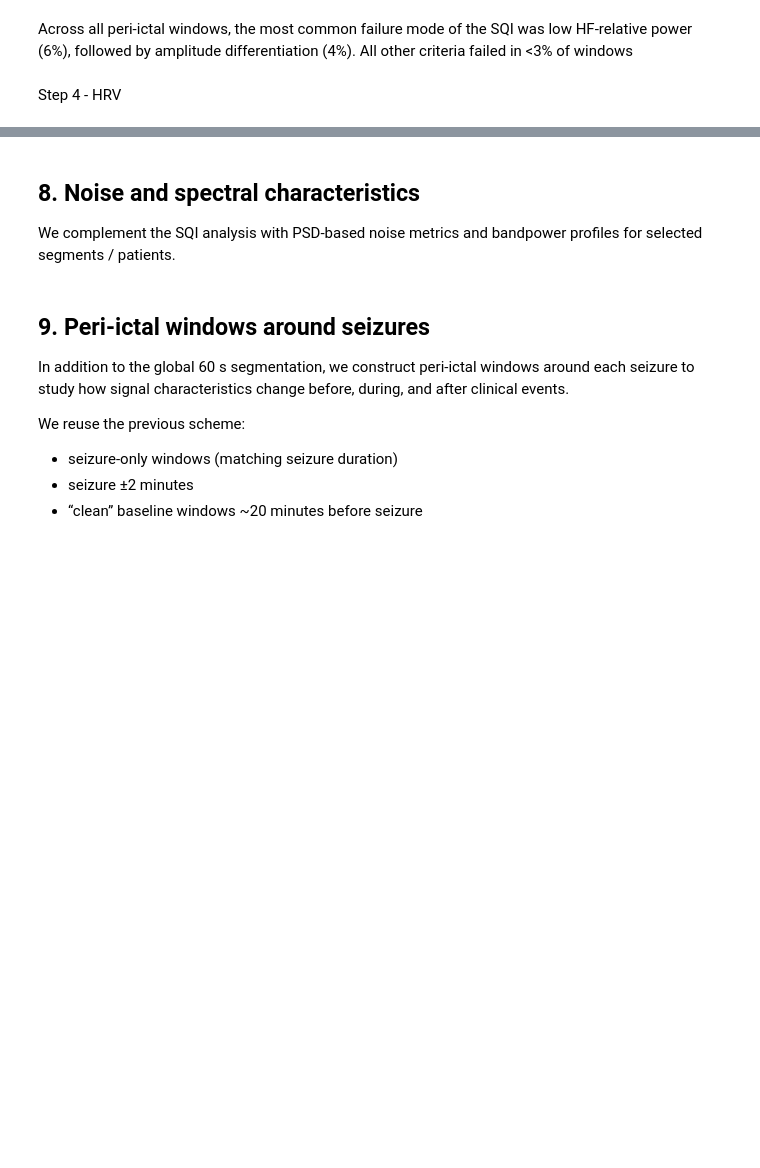
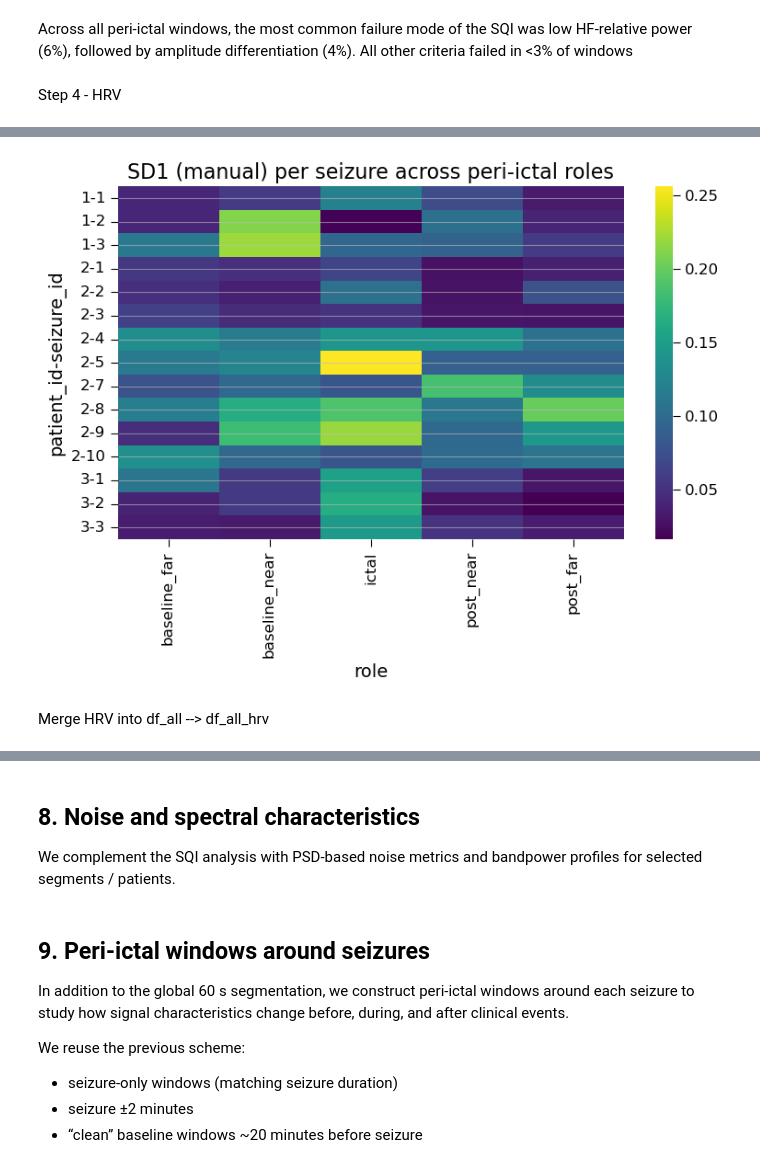
Before and after one commit to AU668208/Epilepsy_MasterThesis, a Jupyter notebook: Study3_Analysis.ipynb, the cells around one changed output, grey strips where cells are left out. Cells and saved outputs as stored; diff of their text form; code cells hidden in the pictures; blank space fills up the shorter version.

```diff
--- a/Study3_Analysis.ipynb
+++ b/Study3_Analysis.ipynb
@@ -795,0 +832,29 @@ df_all_hrv.head()
+# %%
+roles_order = ["baseline_far", "baseline_near", "ictal", "post_near", "post_far"]
+
+short_hrv_cols = [
+    "HRV_HRV_MeanNN",
+    "HRV_HRV_SDNN",
+    "HRV_HRV_RMSSD",
+    "HRV_HRV_SDSD",
+    "HRV_SD1_manual",
+    "HRV_SD2_manual",
+    "HRV_SD1SD2_manual",
+]
+
+grp = df_hrv_short.groupby("role")[short_hrv_cols]
+
+df_hrv_role = grp.agg(
+    [
+        "median",
+        lambda x: x.quantile(0.25),
+        lambda x: x.quantile(0.75),
+    ]
+).reindex(roles_order)
+
+# Gør kolonnenavnene lidt pænere (optional)
+df_hrv_role.columns = df_hrv_role.columns.set_levels(
+    ["median", "q1", "q3"], level=1
+)
+
+df_hrv_role
@@ -795,0 +926,16 @@ df_all_hrv.head()
+# %%
+pivot_sd1 = df_hrv_short.pivot_table(
+    index=["patient_id", "seizure_id"],
+    columns="role",
+    values="HRV_SD1_manual",        # "HRV_SD1_manual", "HRV_HRV_RMSSD","HRV_SD2_manual",
+).reindex(columns=roles_order)
+
+plt.figure(figsize=(8, 6))
+sns.heatmap(pivot_sd1, cmap="viridis")
+plt.title("SD1 (manual) per seizure across peri-ictal roles")
+plt.tight_layout()
+plt.show()
+# %% [output]
+[figure, added]
+# %% [markdown]
+Merge HRV into df_all --> df_all_hrv
```
Also changed, not shown: parts of 23 cells of this notebook, 3 other files.
